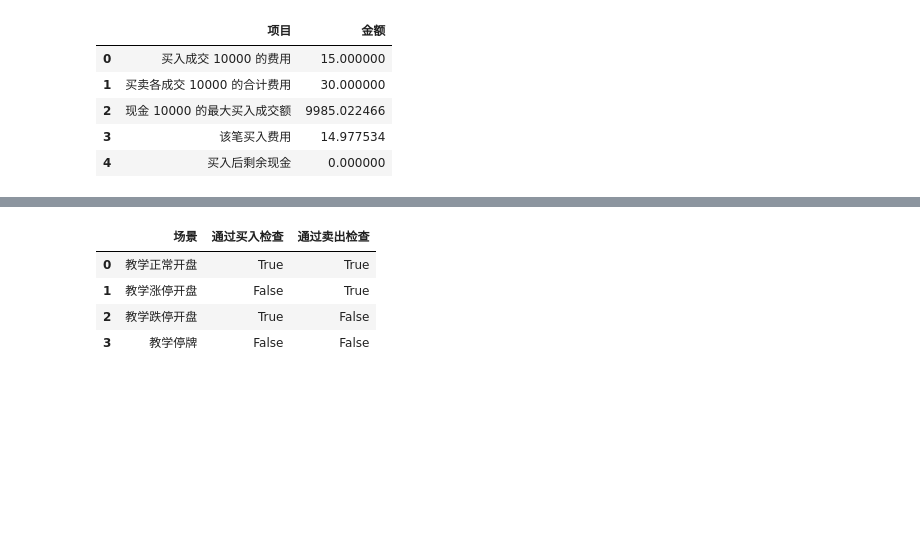
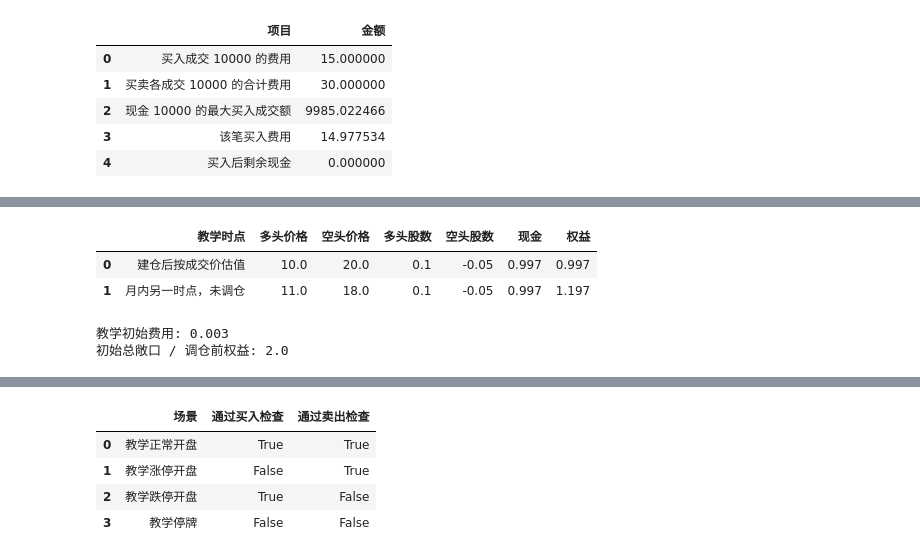
Before and after one commit to OuyangYiming/a-share-multifactor, a Jupyter notebook: notebooks/mvp_walkthrough.ipynb, the cells around one changed output, grey strips where cells are left out. Saved outputs shown, nothing was run; the diff lists cells and outputs as text; code cells hidden in the pictures; blank space fills up the shorter version.

```diff
--- a/notebooks/mvp_walkthrough.ipynb
+++ b/notebooks/mvp_walkthrough.ipynb
@@ -244,0 +251,24 @@ display(pd.DataFrame({
+# %%
+equity_before = 1.0
+long_open, short_open = 10.0, 20.0
+long_shares = equity_before / long_open
+short_shares = -equity_before / short_open
+fees = transaction_cost(1.0, 15.0) + transaction_cost(1.0, 15.0)
+ls_cash = equity_before - long_shares * long_open - short_shares * short_open - fees
+teaching_account = pd.DataFrame({
+    "教学时点": ["建仓后按成交价估值", "月内另一时点，未调仓"],
+    "多头价格": [10.0, 11.0], "空头价格": [20.0, 18.0],
+    "多头股数": long_shares, "空头股数": short_shares, "现金": ls_cash,
+})
+teaching_account["权益"] = (ls_cash + long_shares * teaching_account["多头价格"]
+                            + short_shares * teaching_account["空头价格"])
+display(teaching_account.round(6))
+print("教学初始费用:", fees)
+print("初始总敞口 / 调仓前权益:", (abs(long_shares * long_open)
+                                     + abs(short_shares * short_open)) / equity_before)
+# %% [output]
+|  | 教学时点 | 多头价格 | 空头价格 | 多头股数 | 空头股数 | 现金 | 权益 |
+| 0 | 建仓后按成交价估值 | 10.0 | 20.0 | 0.1 | -0.05 | 0.997 | 0.997 |
+| 1 | 月内另一时点，未调仓 | 11.0 | 18.0 | 0.1 | -0.05 | 0.997 | 1.197 |
+教学初始费用: 0.003
+初始总敞口 / 调仓前权益: 2.0
```
Also changed, not shown: parts of 8 cells of this notebook, 19 other files.
